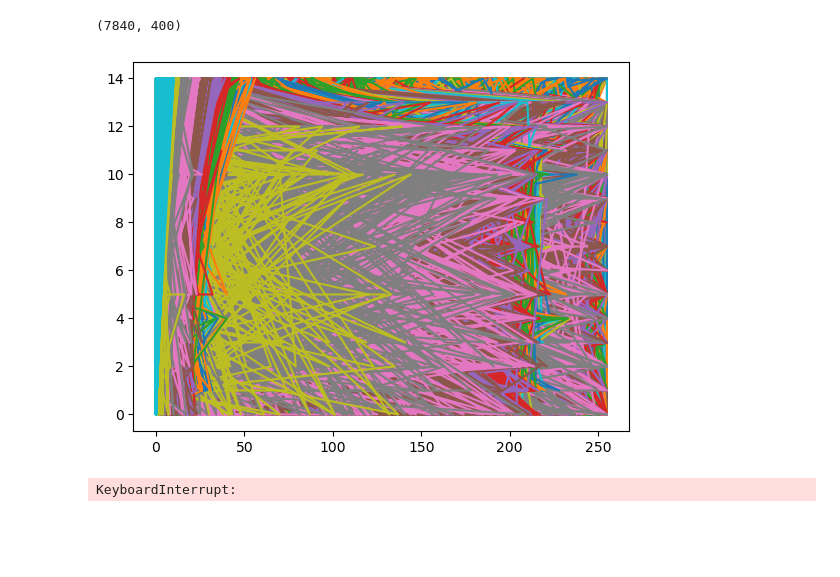
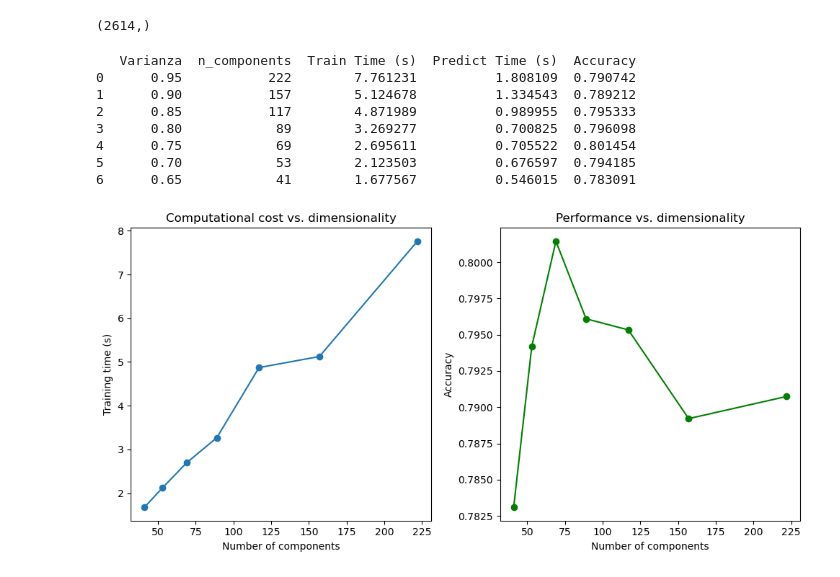
Before and after one commit to aresellart/INF265_Project2, a Jupyter notebook: Problem2.ipynb, the cells around one changed output. Drawn from its saved outputs; the diff is of its cells as text; code cells hidden in the pictures; blank space fills up the shorter version.

```diff
--- a/Problem2.ipynb
+++ b/Problem2.ipynb
@@ -6,18 +11,9 @@ import matplotlib.pyplot as plt
-# %%
-dataset = np.load("dataset.npz")
-
-X, y = dataset["X"], dataset["y"]
-
-
-X_train, X_temp, y_train, y_temp = train_test_split(
-        X, y, test_size=0.4, random_state=42, stratify=y
-    )
-# %% [output]
-(7840, 400)
-[figure, removed]
 # %%
-pca = PCA()
 
-pca.fit(X_train)
+# PREPROCESSING
+def preprocess_data(X_train, X_test):
+    scaler = StandardScaler()
+    X_train_scaled = scaler.fit_transform(X_train)
+    X_test_scaled = scaler.transform(X_test)
+
+    return X_train_scaled, X_test_scaled, scaler
-# %% [output]
-KeyboardInterrupt:
@@ -33,2 +20,14 @@ n_components = np.argmax(cumulative_variance >= target_variance) + 1
 # %%
-pca.transform()
+
+def train_pca(target_variances, X_train, X_test):
+    pca_l = []
+    for variance in target_variances:
+        pca = PCA(n_components = variance)
+        pca.fit(X_train)
+        pca_l.append(pca)
+    X_reduced = []
+    for pca in pca_l:
+        X_reduced.append((pca.transform(X_train),pca.transform(X_test)))
+    return X_reduced, pca_l
+# %% [output]
+(2614,)
@@ -34,0 +64,32 @@ pca.transform()
+# %%
+def visualize_results(variances, pca_l, times, accs):
+    results = []
+    for i in range(len(variances)):
+        results.append((variances[i], pca_l[i].n_components_, times[i][0], times[i][1], accs[i]))
+    df_resultados = pd.DataFrame(results, columns=["Varianza", "n_components", "Train Time (s)", "Predict Time (s)", "Accuracy"])
+    print(df_resultados)
+    plt.figure(figsize=(10,5))
+    plt.subplot(1,2,1)
+    plt.plot(df_resultados["n_components"], df_resultados["Train Time (s)"], marker='o')
+    plt.xlabel("Number of components")
+    plt.ylabel("Training time (s)")
+    plt.title("Computational cost vs. dimensionality")
+
+    plt.subplot(1,2,2)
+    plt.plot(df_resultados["n_components"], df_resultados["Accuracy"], marker='o', color='green')
+    plt.xlabel("Number of components")
+    plt.ylabel("Accuracy")
+    plt.title("Performance vs. dimensionality")
+
+    plt.tight_layout()
+    plt.show()
+# %% [output]
+   Varianza  n_components  Train Time (s)  Predict Time (s)  Accuracy
+0      0.95           222        7.761231          1.808109  0.790742
+1      0.90           157        5.124678          1.334543  0.789212
+2      0.85           117        4.871989          0.989955  0.795333
+3      0.80            89        3.269277          0.700825  0.796098
+4      0.75            69        2.695611          0.705522  0.801454
+5      0.70            53        2.123503          0.676597  0.794185
+6      0.65            41        1.677567          0.546015  0.783091
+[figure, added]
```
Also changed, not shown: parts of 4 cells of this notebook, 3 other files.
